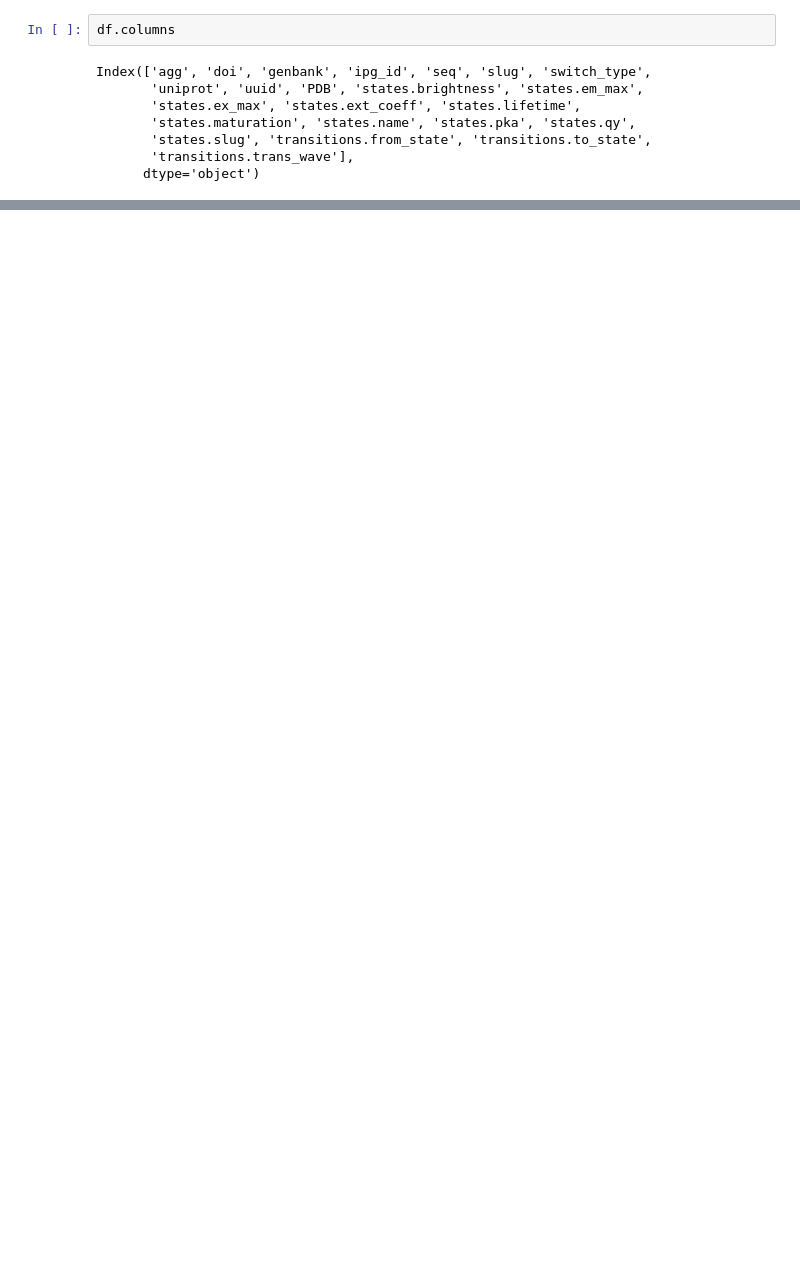
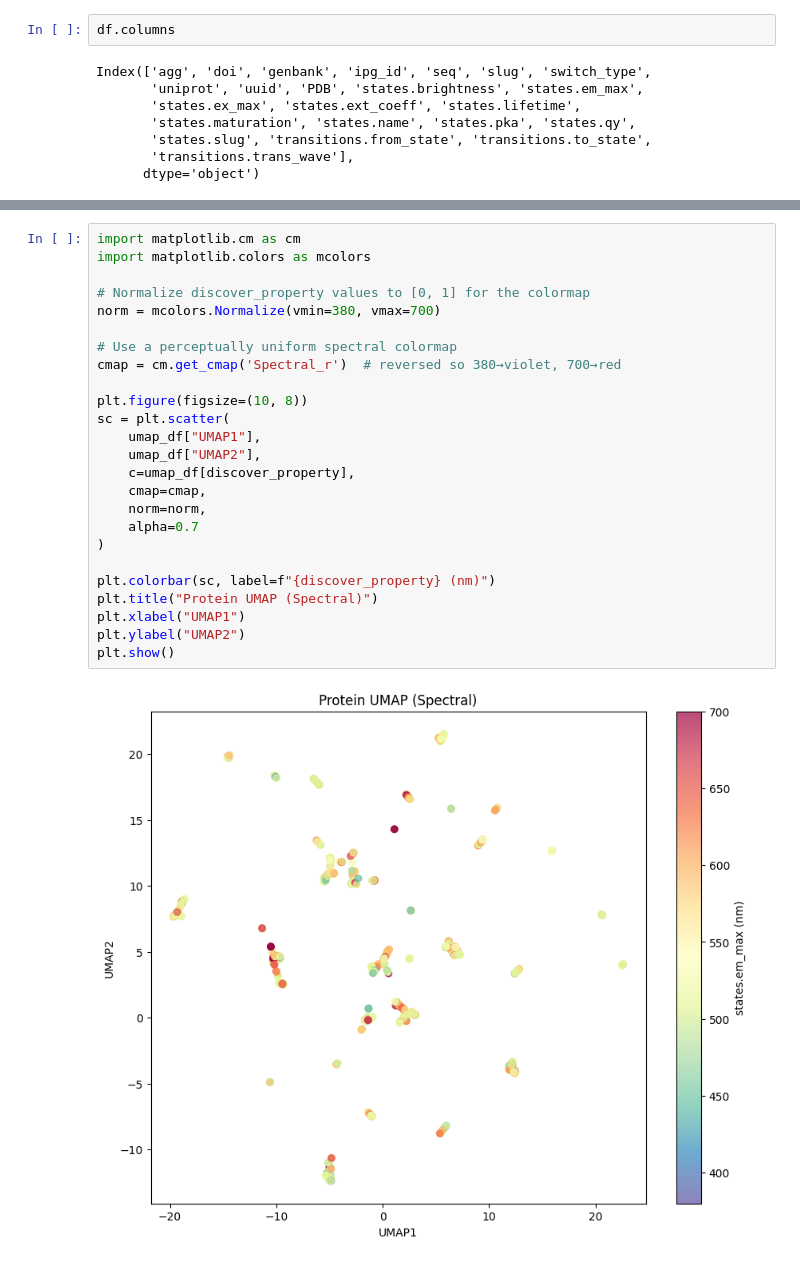
Before and after one commit to anlyons/FPs_R_COOL, a Jupyter notebook: FPbase_Data_Extraction.ipynb, the cells around one changed output, grey strips where cells are left out. Drawn from its saved outputs; the diff is of its cells as text; blank space fills up the shorter version.

```diff
--- a/FPbase_Data_Extraction.ipynb
+++ b/FPbase_Data_Extraction.ipynb
@@ -158,0 +311,27 @@ has GPU? True
+# %%
+import matplotlib.cm as cm
+import matplotlib.colors as mcolors
+
+# Normalize discover_property values to [0, 1] for the colormap
+norm = mcolors.Normalize(vmin=380, vmax=700)
+
+# Use a perceptually uniform spectral colormap
+cmap = cm.get_cmap('Spectral_r')  # reversed so 380→violet, 700→red
+
+plt.figure(figsize=(10, 8))
+sc = plt.scatter(
+    umap_df["UMAP1"],
+    umap_df["UMAP2"],
+    c=umap_df[discover_property],
+    cmap=cmap,
+    norm=norm,
+    alpha=0.7
+)
+
+plt.colorbar(sc, label=f"{discover_property} (nm)")
+plt.title("Protein UMAP (Spectral)")
+plt.xlabel("UMAP1")
+plt.ylabel("UMAP2")
+plt.show()
+# %% [output]
+[figure, added]
```
Also changed, not shown: parts of 30 cells of this notebook.
